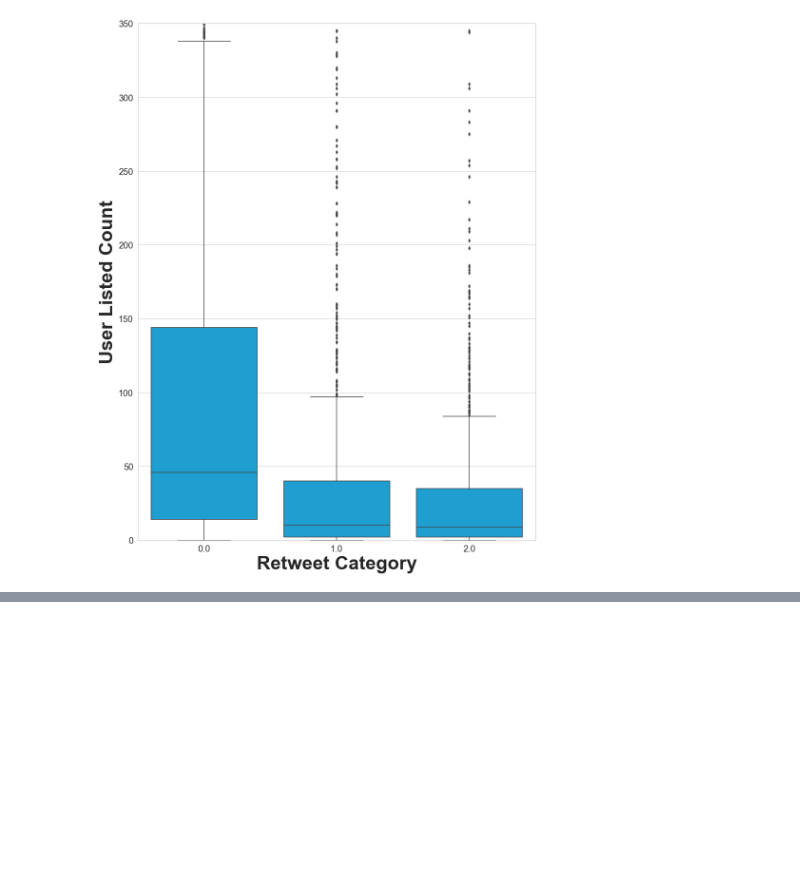
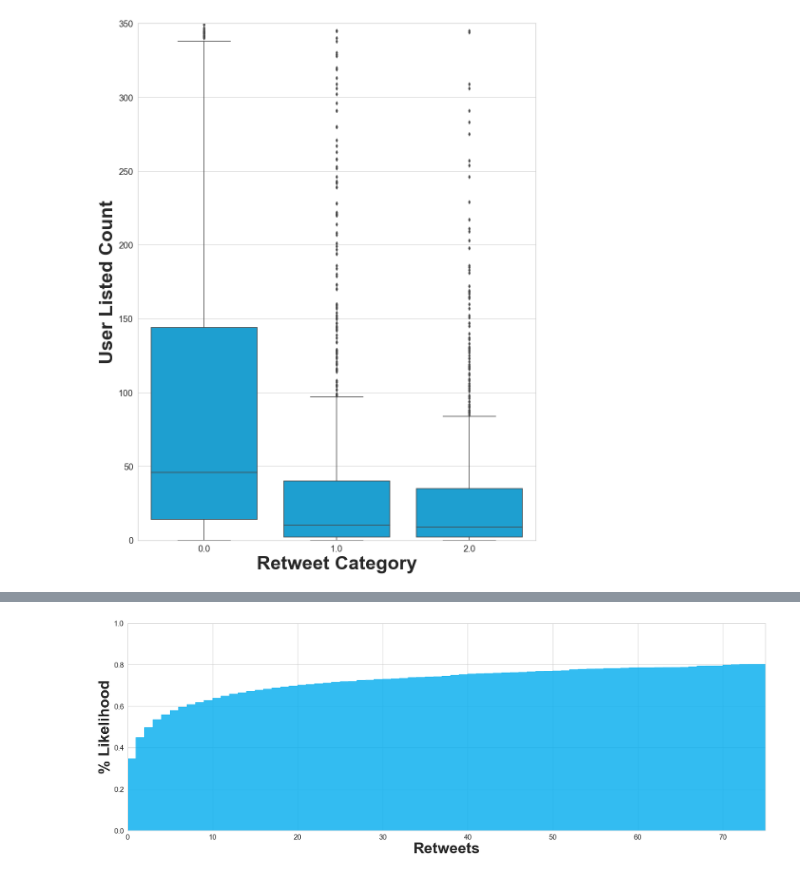
Before and after one commit to alexwcheng/fintech-retweetability, a Jupyter notebook: Jupyter_Notebooks/Twitter_EDA.ipynb, the cells around one changed output, grey strips where cells are left out. Saved outputs shown, nothing was run; the diff lists cells and outputs as text; code cells hidden in the pictures; blank space fills up the shorter version.

```diff
--- a/Jupyter_Notebooks/Twitter_EDA.ipynb
+++ b/Jupyter_Notebooks/Twitter_EDA.ipynb
@@ -85,0 +123,13 @@ plt.savefig('../Images/User_Listed_Count3.pdf', transparent=True, dpi=150, bbox_
+# %%
+sns.set(font_scale = 5)
+sns.set(style="whitegrid", color_codes=True, font_scale = 1.7)
+fig, ax = plt.subplots()
+fig.set_size_inches(30,10)
+plt.axis([0,75,0,1])
+plt.hist(df2['tweets_retweet_count'], bins=1000000, density=True, cumulative=True, fill=True, label='CDF',
+         histtype='step', alpha=0.8, color='#00acee')
+plt.xlabel('Retweets', fontsize=40, weight='bold')
+plt.ylabel('% Likelihood', fontsize=40, weight='bold')
+plt.savefig('../Images/CDF_100.pdf', transparent=True, dpi=150, bbox_inches='tight')
+# %% [output]
+[figure, added]
```
Also changed, not shown: parts of 6 cells of this notebook.
